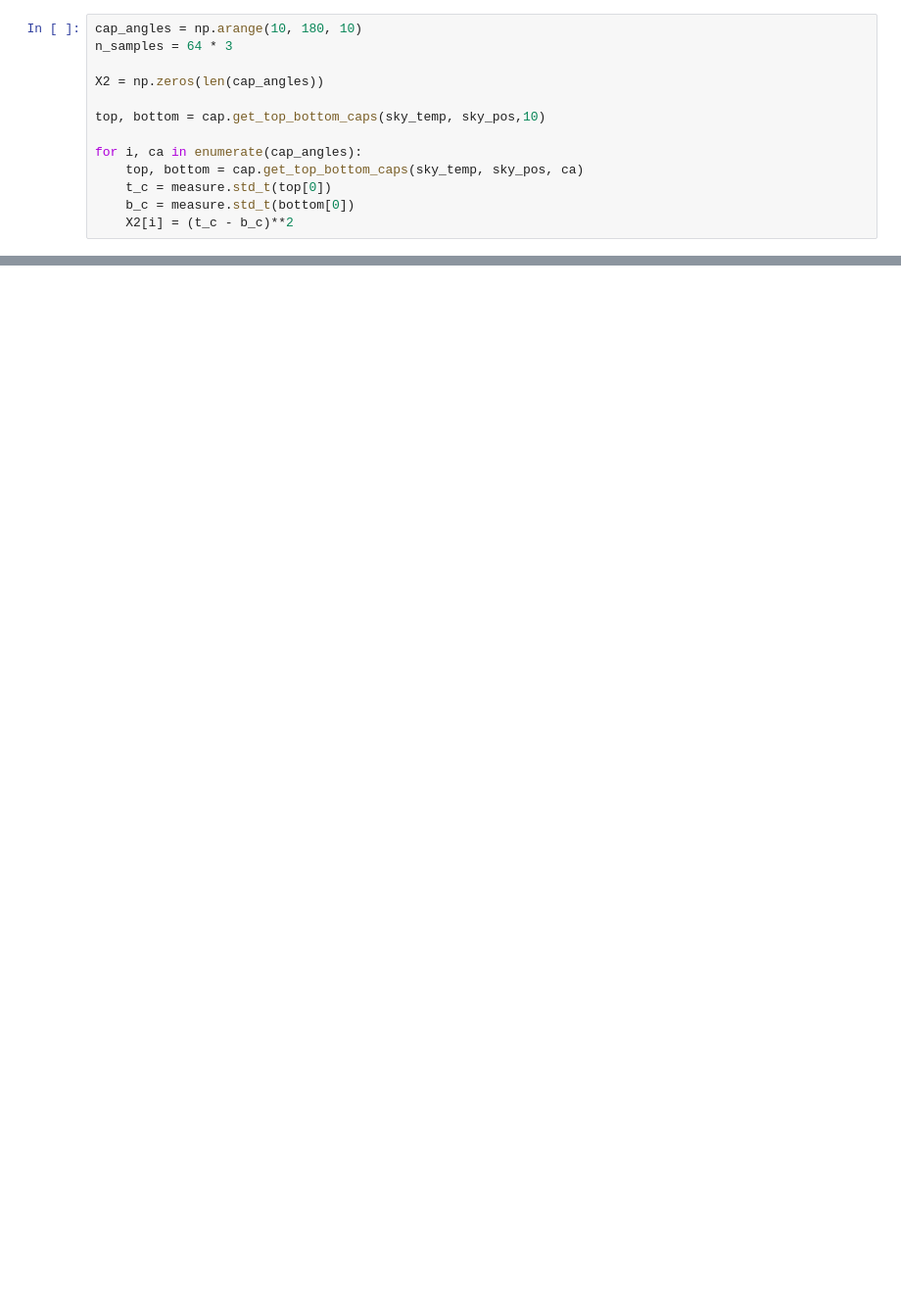
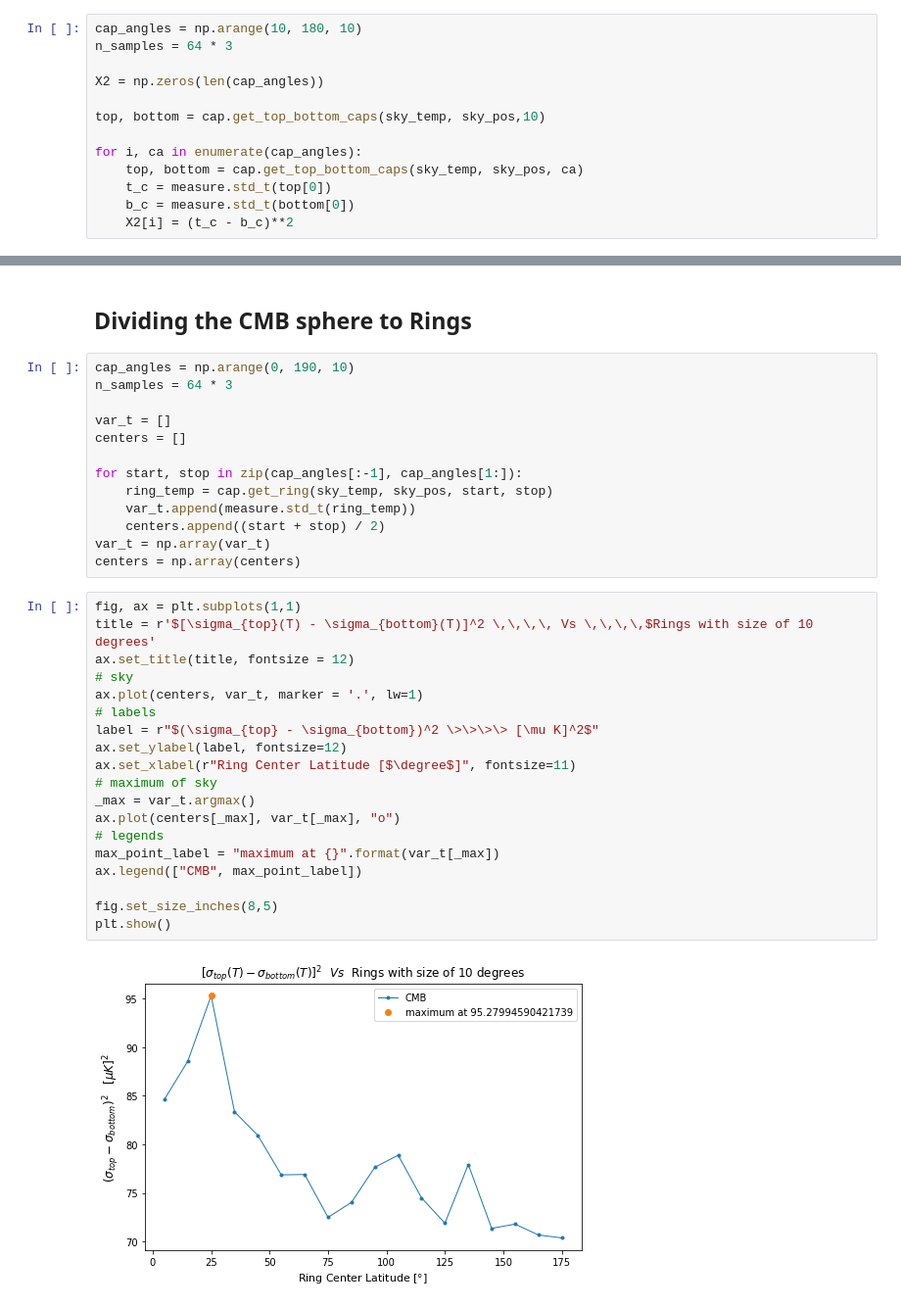
Before and after one commit to jamshidi3d/cmb_anomaly_detection, a Jupyter notebook: std_survey.ipynb, the cells around one changed output, grey strips where cells are left out. Shown: that part at 98% size. Saved outputs shown, nothing was run; the diff lists cells and outputs as text; blank space fills up the shorter version.

Commit message:
ring survey added to std

```diff
--- a/std_survey.ipynb
+++ b/std_survey.ipynb
@@ -47,0 +59,36 @@ plt.legend(["CMB", max_point_label, "Simulations"])
+# %% [markdown]
+## Dividing the CMB sphere to Rings
+# %%
+cap_angles = np.arange(0, 190, 10)
+n_samples = 64 * 3
+
+var_t = []
+centers = []
+
+for start, stop in zip(cap_angles[:-1], cap_angles[1:]):
+    ring_temp = cap.get_ring(sky_temp, sky_pos, start, stop)
+    var_t.append(measure.std_t(ring_temp))
+    centers.append((start + stop) / 2)
+var_t = np.array(var_t)
+centers = np.array(centers)
+# %%
+fig, ax = plt.subplots(1,1)
+title = r'$[\sigma_{top}(T) - \sigma_{bottom}(T)]^2 \,\,\,\, Vs \,\,\,\,$Rings with size of 10 degrees'
+ax.set_title(title, fontsize = 12)
+# sky
+ax.plot(centers, var_t, marker = '.', lw=1)
+# labels
+label = r"$(\sigma_{top} - \sigma_{bottom})^2 \>\>\>\> [\mu K]^2$"
+ax.set_ylabel(label, fontsize=12)
+ax.set_xlabel(r"Ring Center Latitude [$\degree$]", fontsize=11)
+# maximum of sky
+_max = var_t.argmax()
+ax.plot(centers[_max], var_t[_max], "o")
+# legends
+max_point_label = "maximum at {}".format(var_t[_max])
+ax.legend(["CMB", max_point_label])
+
+fig.set_size_inches(8,5)
+plt.show()
+# %% [output]
+[figure, added]
```
Also changed, not shown: parts of 2 cells of this notebook, 4 other files.
